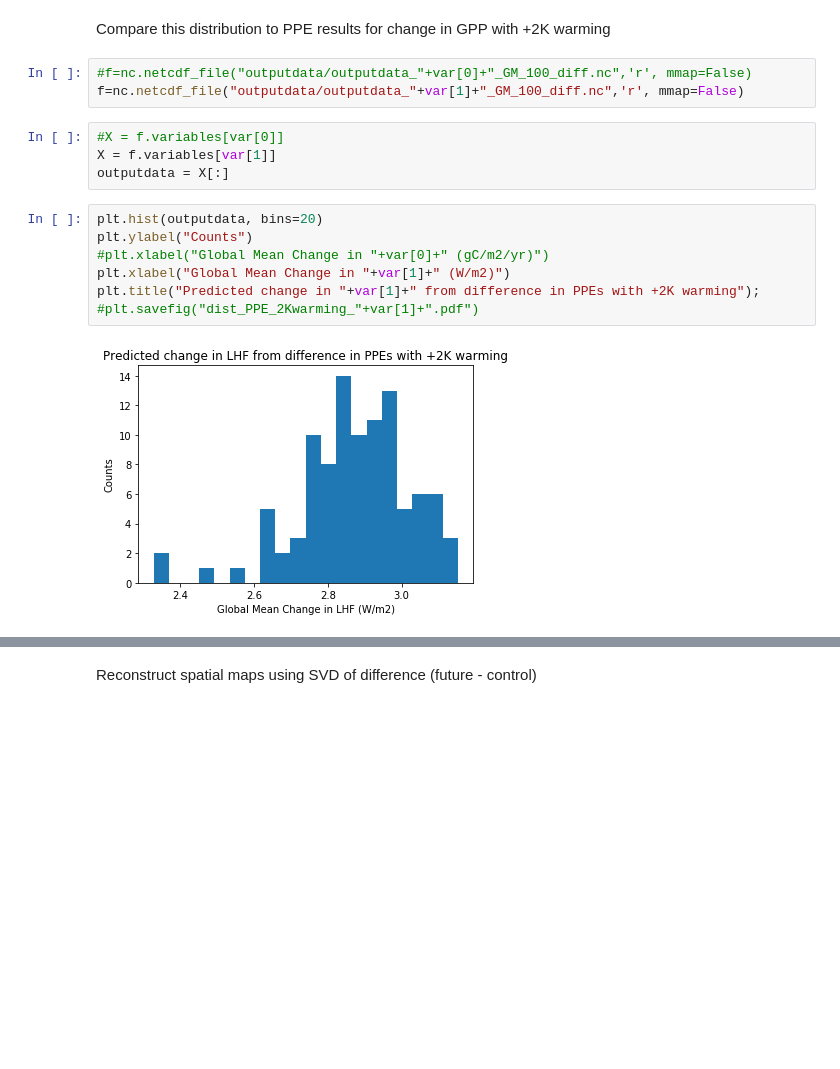
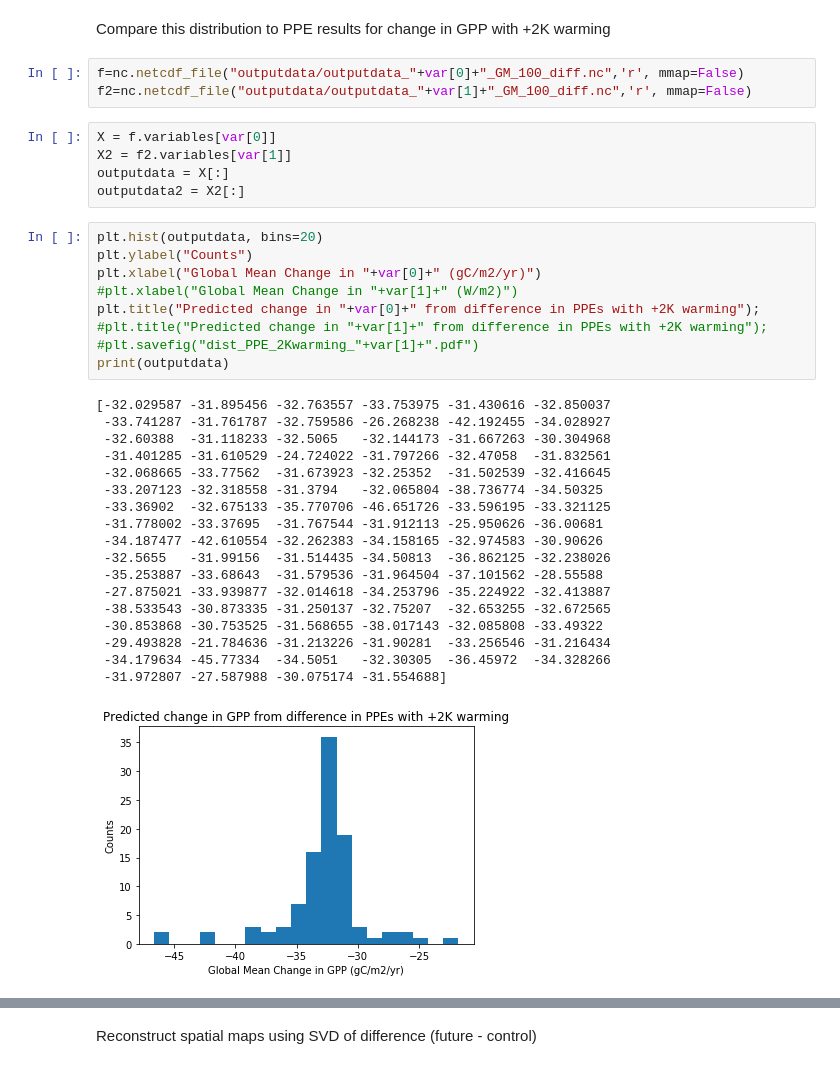
Before and after one commit to katiedagon/CLM5_ParameterUncertainty, a Jupyter notebook: posteriorFuture.ipynb, the cells around one changed output, grey strips where cells are left out. Drawn from its saved outputs; the diff is of its cells as text; blank space fills up the shorter version.

```diff
--- a/posteriorFuture.ipynb
+++ b/posteriorFuture.ipynb
@@ -92,18 +105,38 @@ plt.title("Predicted change in LHF from posterior distribution of parameter valu
 # %% [markdown]
 Compare this distribution to PPE results for change in GPP with +2K warming
 # %%
-#f=nc.netcdf_file("outputdata/outputdata_"+var[0]+"_GM_100_diff.nc",'r', mmap=False)
-f=nc.netcdf_file("outputdata/outputdata_"+var[1]+"_GM_100_diff.nc",'r', mmap=False)
+f=nc.netcdf_file("outputdata/outputdata_"+var[0]+"_GM_100_diff.nc",'r', mmap=False)
+f2=nc.netcdf_file("outputdata/outputdata_"+var[1]+"_GM_100_diff.nc",'r', mmap=False)
 # %%
-#X = f.variables[var[0]]
-X = f.variables[var[1]]
+X = f.variables[var[0]]
+X2 = f2.variables[var[1]]
 outputdata = X[:]
+outputdata2 = X2[:]
 # %%
 plt.hist(outputdata, bins=20)
 plt.ylabel("Counts")
-#plt.xlabel("Global Mean Change in "+var[0]+" (gC/m2/yr)")
-plt.xlabel("Global Mean Change in "+var[1]+" (W/m2)")
-plt.title("Predicted change in "+var[1]+" from difference in PPEs with +2K warming");
+plt.xlabel("Global Mean Change in "+var[0]+" (gC/m2/yr)")
+#plt.xlabel("Global Mean Change in "+var[1]+" (W/m2)")
+plt.title("Predicted change in "+var[0]+" from difference in PPEs with +2K warming");
+#plt.title("Predicted change in "+var[1]+" from difference in PPEs with +2K warming");
 #plt.savefig("dist_PPE_2Kwarming_"+var[1]+".pdf")
+print(outputdata)
 # %% [output]
+[-32.029587 -31.895456 -32.763557 -33.753975 -31.430616 -32.850037
+ -33.741287 -31.761787 -32.759586 -26.268238 -42.192455 -34.028927
+ -32.60388  -31.118233 -32.5065   -32.144173 -31.667263 -30.304968
+ -31.401285 -31.610529 -24.724022 -31.797266 -32.47058  -31.832561
+ -32.068665 -33.77562  -31.673923 -32.25352  -31.502539 -32.416645
+ -33.207123 -32.318558 -31.3794   -32.065804 -38.736774 -34.50325
+ -33.36902  -32.675133 -35.770706 -46.651726 -33.596195 -33.321125
+ -31.778002 -33.37695  -31.767544 -31.912113 -25.950626 -36.00681
+ -34.187477 -42.610554 -32.262383 -34.158165 -32.974583 -30.90626
+ -32.5655   -31.99156  -31.514435 -34.50813  -36.862125 -32.238026
+ -35.253887 -33.68643  -31.579536 -31.964504 -37.101562 -28.55588
+ -27.875021 -33.939877 -32.014618 -34.253796 -35.224922 -32.413887
+ -38.533543 -30.873335 -31.250137 -32.75207  -32.653255 -32.672565
+ -30.853868 -30.753525 -31.568655 -38.017143 -32.085808 -33.49322
+ -29.493828 -21.784636 -31.213226 -31.90281  -33.256546 -31.216434
+ -34.179634 -45.77334  -34.5051   -32.30305  -36.45972  -34.328266
+ -31.972807 -27.587988 -30.075174 -31.554688]
-[figure, old version]
+[figure, new version]
```
Also changed, not shown: parts of 11 cells of this notebook, 22 other files.
